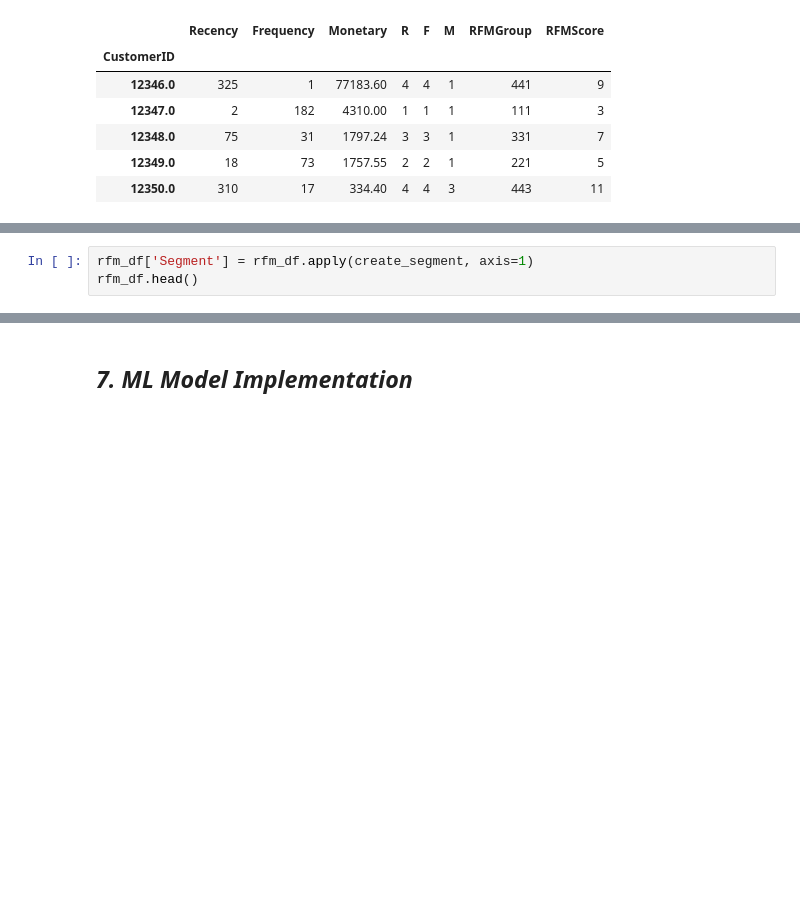
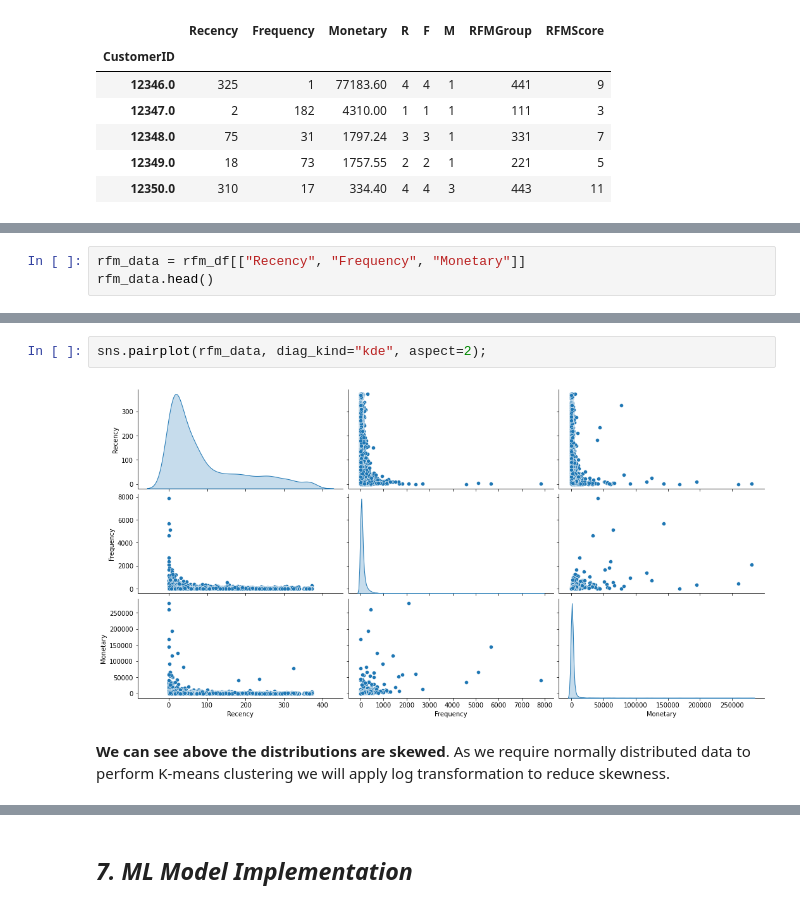
Before and after one commit to sakshantG/Online_Retail_Customer_Segmentation, a Jupyter notebook: Online_Retail_Customer_Segmentation.ipynb, the cells around one changed output, grey strips where cells are left out. Saved outputs shown, nothing was run; the diff lists cells and outputs as text; blank space fills up the shorter version.

```diff
--- a/Online_Retail_Customer_Segmentation.ipynb
+++ b/Online_Retail_Customer_Segmentation.ipynb
@@ -1098,3 +1087,0 @@ def create_segment(df):
-# %%
-rfm_df['Segment'] = rfm_df.apply(create_segment, axis=1)
-rfm_df.head()
@@ -1108,0 +1088,3 @@ rfm_df.head()
+# %%
+rfm_data = rfm_df[["Recency", "Frequency", "Monetary"]]
+rfm_data.head()
@@ -1108,0 +1099,6 @@ rfm_df.head()
+# %%
+sns.pairplot(rfm_data, diag_kind="kde", aspect=2);
+# %% [output]
+[figure, added]
+# %% [markdown]
+**We can see above the distributions are skewed**. As we require normally distributed data to perform K-means clustering we will apply log transformation to reduce skewness.
```
Also changed, not shown: parts of 14 cells of this notebook.
